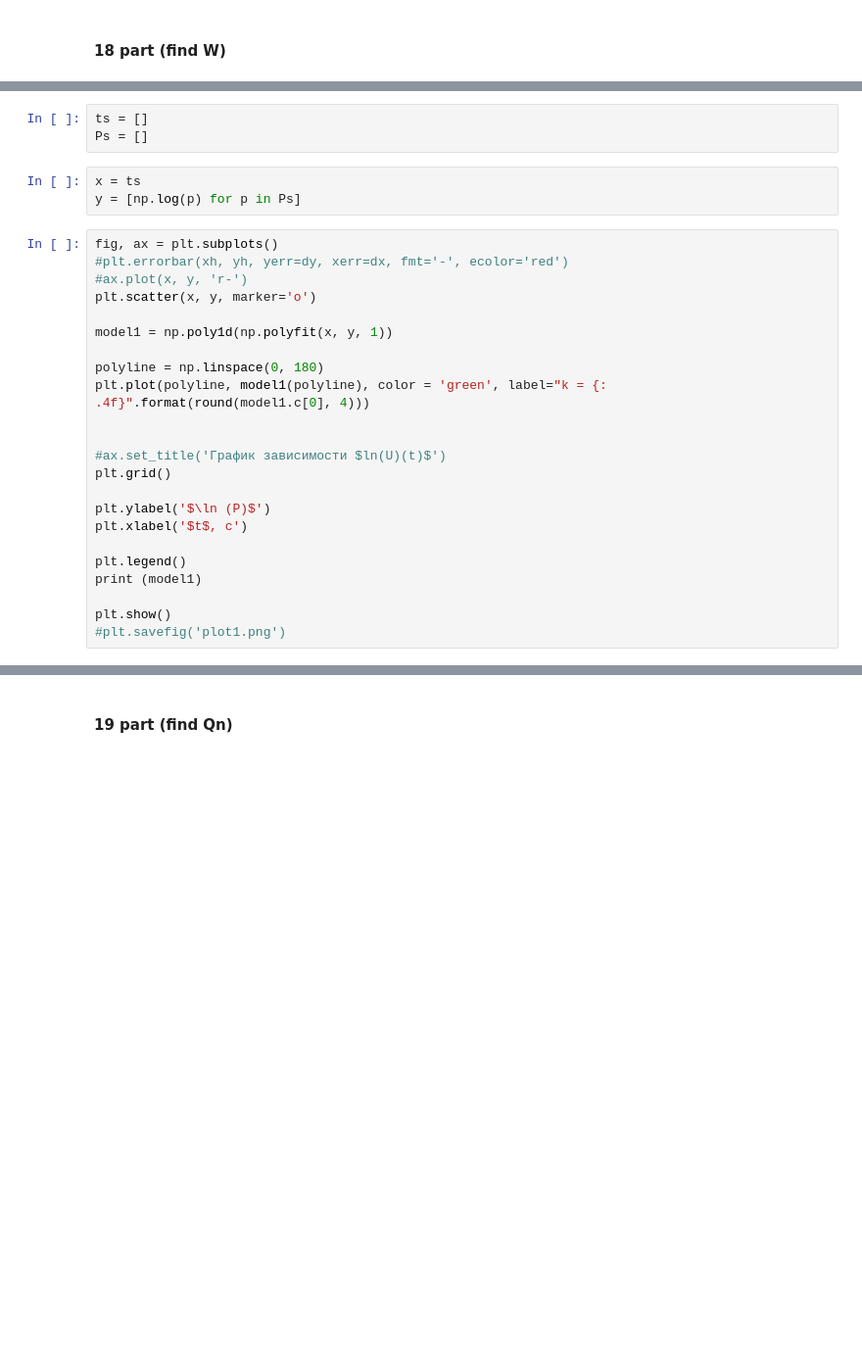
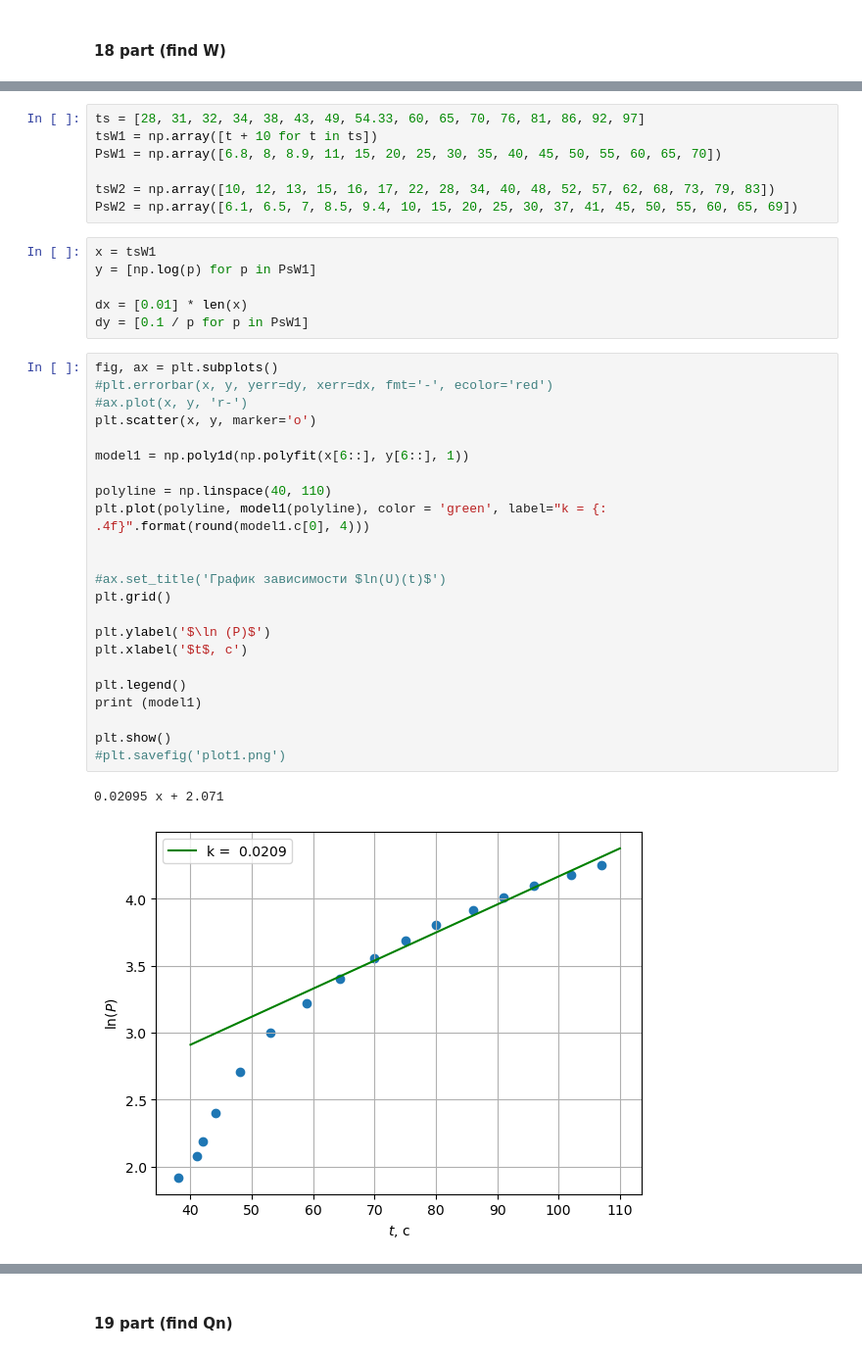
Before and after one commit to juliaProjorlivy/laba, a Jupyter notebook: 2_sem/laba_2.3.1/2.3.1.ipynb, the cells around one changed output, grey strips where cells are left out. Shown at 98% size. Drawn from its saved outputs; the diff is of its cells as text; blank space fills up the shorter version.

```diff
--- a/2_sem/laba_2.3.1/2.3.1.ipynb
+++ b/2_sem/laba_2.3.1/2.3.1.ipynb
@@ -50,30 +50,40 @@ Ppr = koefP * 6.3 * 10 ** (-5)
 # %%
-ts = []
-Ps = []
+ts = [28, 31, 32, 34, 38, 43, 49, 54.33, 60, 65, 70, 76, 81, 86, 92, 97]
+tsW1 = np.array([t + 10 for t in ts])
+PsW1 = np.array([6.8, 8, 8.9, 11, 15, 20, 25, 30, 35, 40, 45, 50, 55, 60, 65, 70])
+
+tsW2 = np.array([10, 12, 13, 15, 16, 17, 22, 28, 34, 40, 48, 52, 57, 62, 68, 73, 79, 83])
+PsW2 = np.array([6.1, 6.5, 7, 8.5, 9.4, 10, 15, 20, 25, 30, 37, 41, 45, 50, 55, 60, 65, 69])
 # %%
-x = ts
-y = [np.log(p) for p in Ps]
+x = tsW1
+y = [np.log(p) for p in PsW1]
+
+dx = [0.01] * len(x)
+dy = [0.1 / p for p in PsW1]
 # %%
 fig, ax = plt.subplots()
-#plt.errorbar(xh, yh, yerr=dy, xerr=dx, fmt='-', ecolor='red')
+#plt.errorbar(x, y, yerr=dy, xerr=dx, fmt='-', ecolor='red')
 #ax.plot(x, y, 'r-')
 plt.scatter(x, y, marker='o')
 
-model1 = np.poly1d(np.polyfit(x, y, 1))
+model1 = np.poly1d(np.polyfit(x[6::], y[6::], 1))
 
-polyline = np.linspace(0, 180)
+polyline = np.linspace(40, 110)
 plt.plot(polyline, model1(polyline), color = 'green', label="k = {: .4f}".format(round(model1.c[0], 4)))
 
 
 #ax.set_title('График зависимости $ln(U)(t)$')
 plt.grid()
 
 plt.ylabel('$\ln (P)$')
 plt.xlabel('$t$, с')
 
 plt.legend()
 print (model1)
 
 plt.show()
 #plt.savefig('plot1.png')
+# %% [output]
+0.02095 x + 2.071
+[figure, added]
 # %%
```
Also changed, not shown: parts of 24 cells of this notebook, 10 other files.
